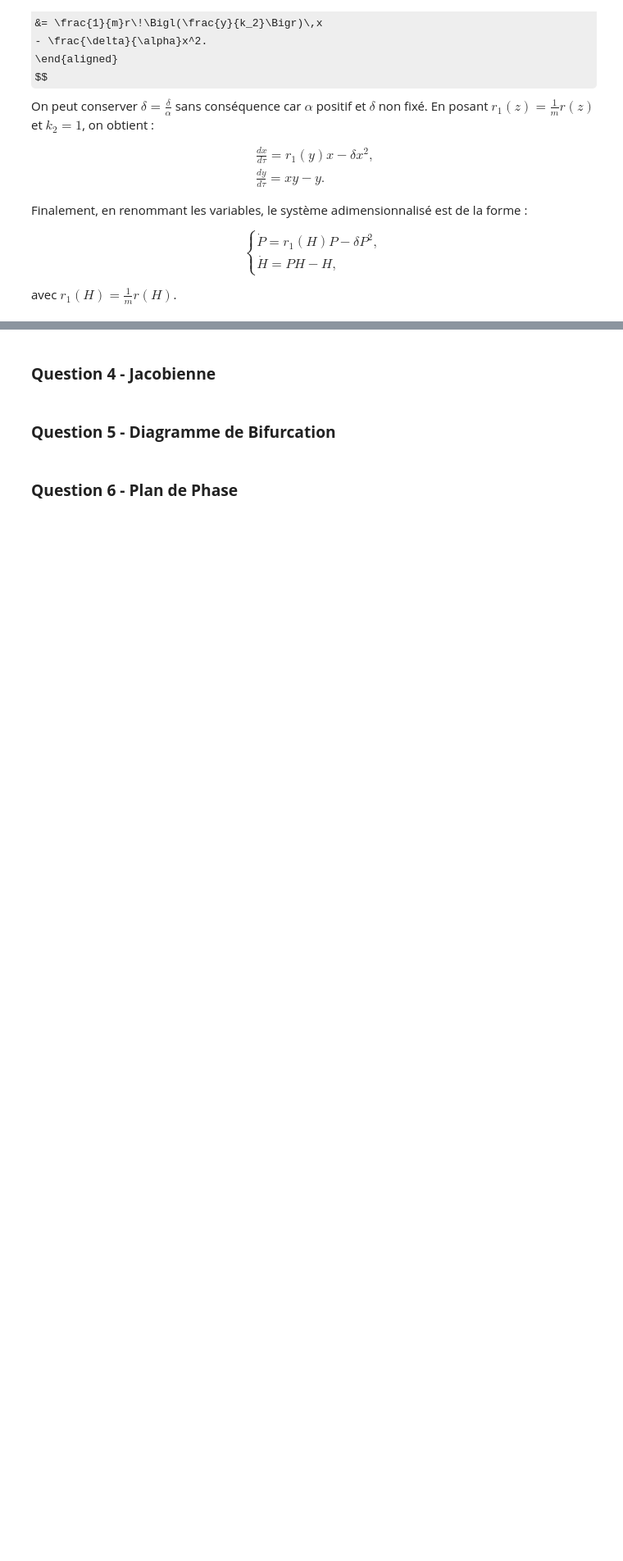
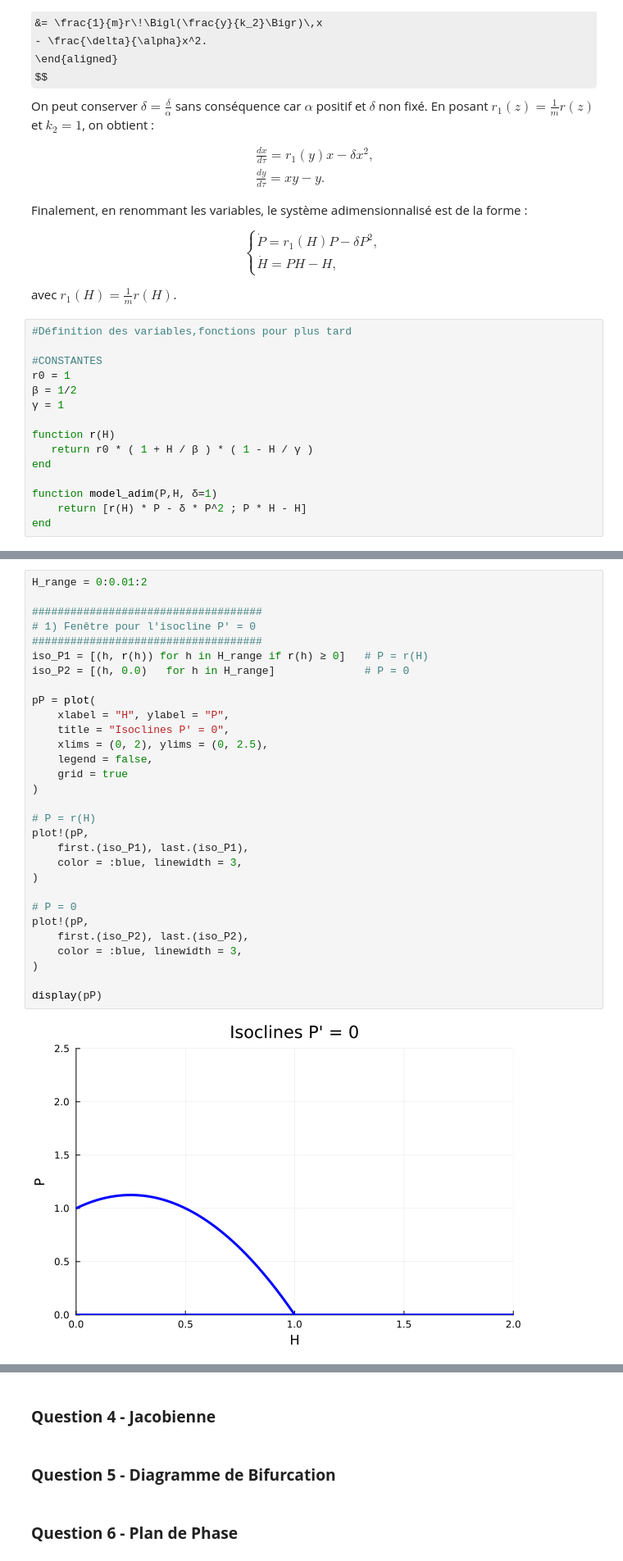
Before and after one commit to theocimino/BIO_PROJET, a Jupyter notebook: code/projet.ipynb, the cells around one changed output, grey strips where cells are left out. Shown at 82% size. Cells and saved outputs as stored; diff of their text form; some formulas as TeX source; blank space fills up the shorter version.

Commit message:
variables globales + fonctions + tracés

```diff
--- a/code/projet.ipynb
+++ b/code/projet.ipynb
@@ -159,3 +159,18 @@ $$
 $$
 
 avec $r_1(H) = \frac{1}{m}r(H)$.
+# %%
+#Définition des variables,fonctions pour plus tard
+
+#CONSTANTES
+r0 = 1
+β = 1/2
+γ = 1
+
+function r(H)
+   return r0 * ( 1 + H / β ) * ( 1 - H / γ )
+end
+
+function model_adim(P,H, δ=1)
+    return [r(H) * P - δ * P^2 ; P * H - H]
+end
@@ -201,0 +196,32 @@ end
+# %%
+H_range = 0:0.01:2
+
+####################################
+# 1) Fenêtre pour l'isocline P' = 0
+####################################
+iso_P1 = [(h, r(h)) for h in H_range if r(h) ≥ 0]   # P = r(H)
+iso_P2 = [(h, 0.0)   for h in H_range]              # P = 0
+
+pP = plot(
+    xlabel = "H", ylabel = "P",
+    title = "Isoclines P' = 0",
+    xlims = (0, 2), ylims = (0, 2.5),
+    legend = false,
+    grid = true
+)
+
+# P = r(H)
+plot!(pP,
+    first.(iso_P1), last.(iso_P1),
+    color = :blue, linewidth = 3,
+)
+
+# P = 0
+plot!(pP,
+    first.(iso_P2), last.(iso_P2),
+    color = :blue, linewidth = 3,
+)
+
+display(pP)
+# %% [output]
+[figure, added]
```
Also changed, not shown: parts of 7 cells of this notebook.
